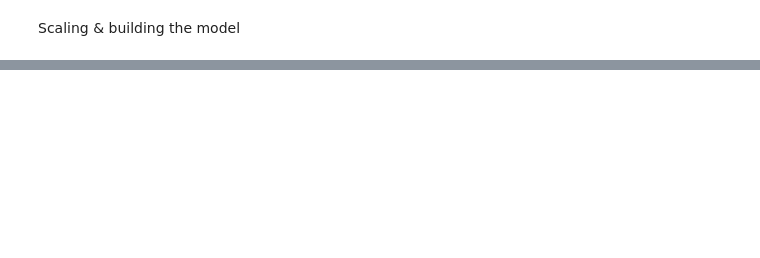
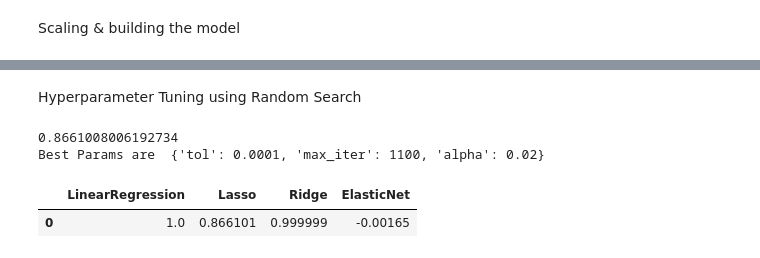
Before and after one commit to KenaMuigai/dataScienceEvaluation, a Jupyter notebook: Datascience_evaluation.ipynb, the cells around one changed output, grey strips where cells are left out. Saved outputs shown, nothing was run; the diff lists cells and outputs as text; code cells hidden in the pictures; blank space fills up the shorter version.

```diff
--- a/Datascience_evaluation.ipynb
+++ b/Datascience_evaluation.ipynb
@@ -359,0 +442,22 @@ np.array(features)[importance == 0]
+# %% [markdown]
+Hyperparameter Tuning using Random Search
+# %%
+for i in models:
+  regressor = models[i]
+  if i == 'Lasso':
+    random = RandomizedSearchCV(regressor,param_distributions=lasso_params,cv=3,n_jobs=-1)
+    results = random.fit(X_train,y_train)
+    print(results.best_score_)
+    print("Best Params are ", results.best_params_)
+    #accuracy = results.score(X_test,y_test)
+    accuracy=results.best_score_
+  else:
+    c_validated = cross_val_score(regressor,X_train,y_train,cv=kfold)
+    accuracy = c_validated.mean()
+  result[i]=[accuracy]
+pd.DataFrame(result)
+# %% [output]
+0.8661008006192734
+Best Params are  {'tol': 0.0001, 'max_iter': 1100, 'alpha': 0.02}
+|  | LinearRegression | Lasso | Ridge | ElasticNet |
+| 0 | 1.0 | 0.866101 | 0.999999 | -0.00165 |
```
Also changed, not shown: parts of 36 cells of this notebook.
